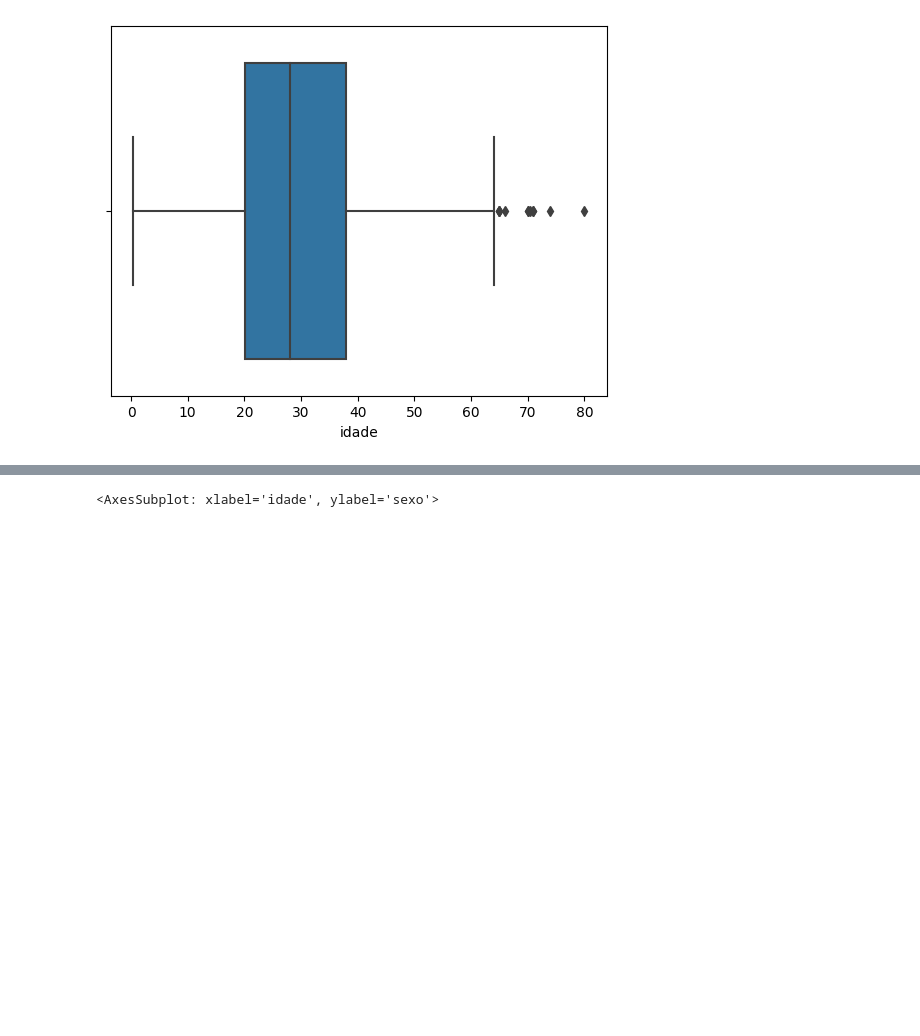
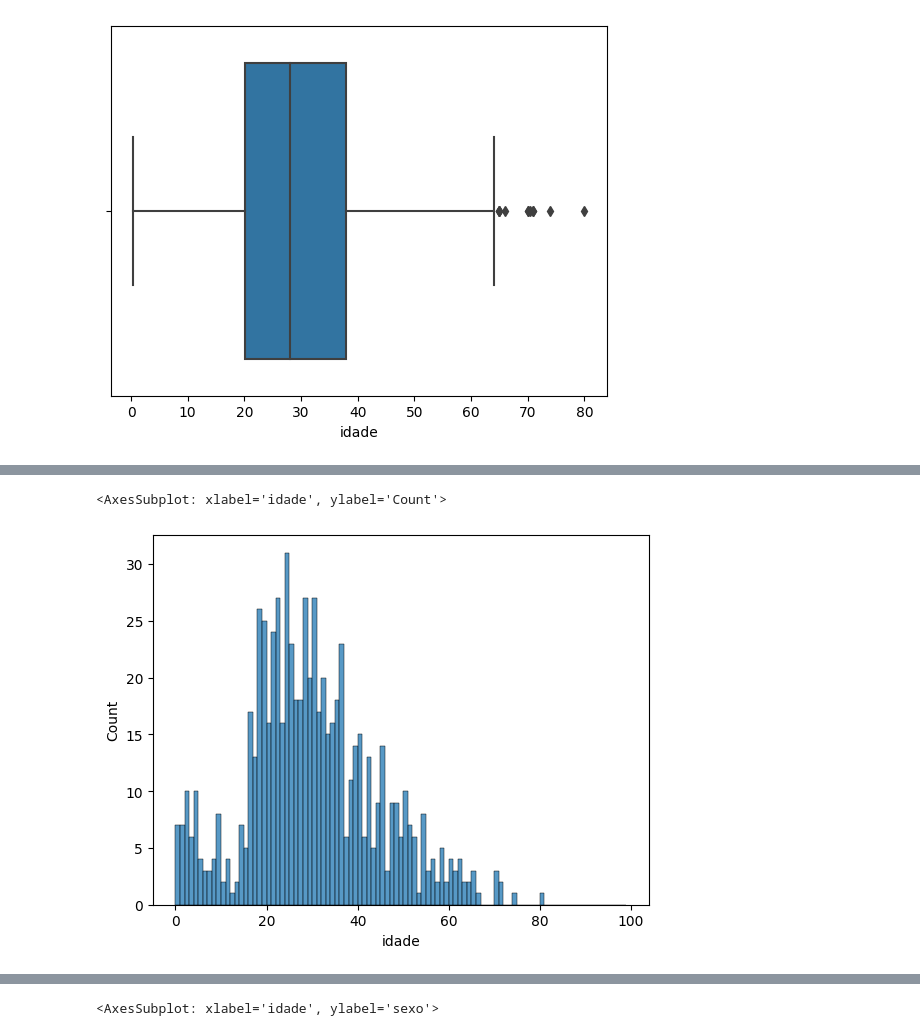
Before and after one commit to brayan-mesquita/pandas, a Jupyter notebook: analise_naufragio_titanic.ipynb, the cells around one changed output, grey strips where cells are left out. Cells and saved outputs as stored; diff of their text form; code cells hidden in the pictures; blank space fills up the shorter version.

```diff
--- a/analise_naufragio_titanic.ipynb
+++ b/analise_naufragio_titanic.ipynb
@@ -136,0 +136,5 @@ sea.histplot(df['idade'])
+# %%
+sns.histplot(df['idade'], bins=[x for x in range(100)])
+# %% [output]
+<AxesSubplot: xlabel='idade', ylabel='Count'>
+[figure, added]
```
Also changed, not shown: parts of 14 cells of this notebook, 2 other files.
